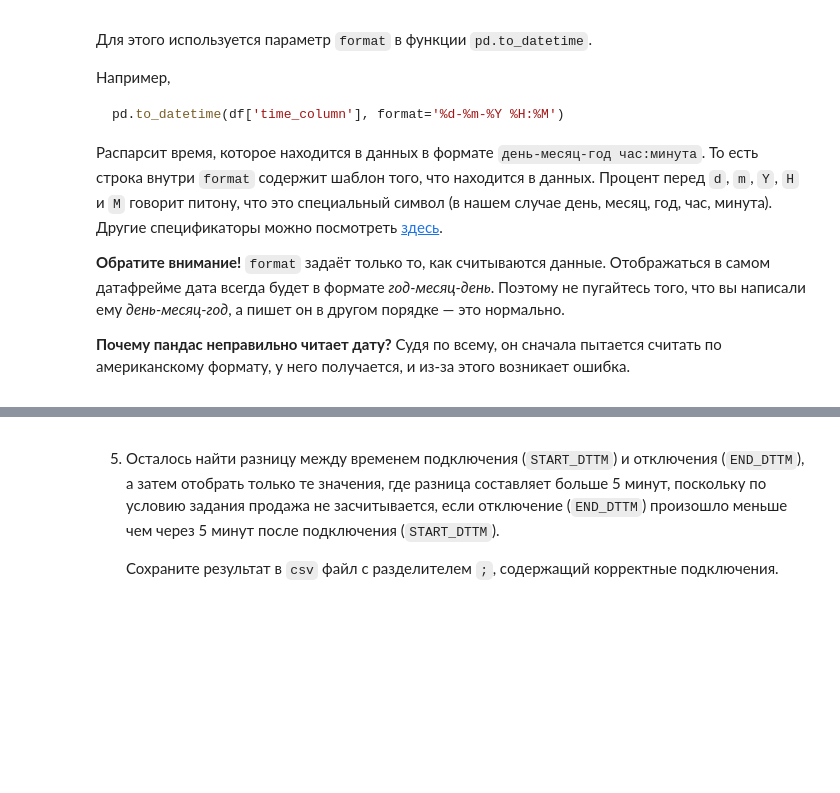
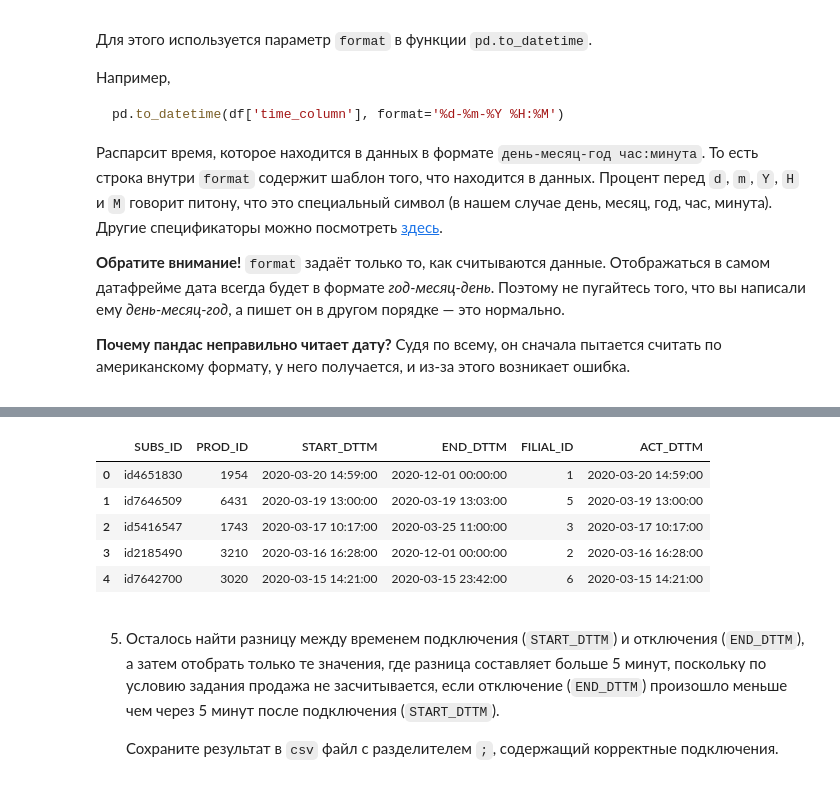
Before and after one commit to m-amirov/karpov.courses, a Jupyter notebook: notebooks/lesson_8_homework.ipynb, the cells around one changed output, grey strips where cells are left out. Saved outputs shown, nothing was run; the diff lists cells and outputs as text; code cells hidden in the pictures; folded sections open; blank space fills up the shorter version.

```diff
--- a/notebooks/lesson_8_homework.ipynb
+++ b/notebooks/lesson_8_homework.ipynb
@@ -610,3 +615,8 @@ id1, id2
+# %%
+prod_activations_logs = pd.read_csv('../data/subsid/prod_activations_logs.csv', sep=';')
+tm_sales_1 = pd.read_csv('../data/subsid/tm_sales_1.csv', sep=';')
+tm_sales_2 = pd.read_csv('../data/subsid/tm_sales_2.csv', sep=';')
+tm_sales_3 = pd.read_csv('../data/subsid/tm_sales_3.csv', sep=';')
 # %% [markdown]
 2. Теперь объединим датафреймы с продажами продуктов через телемаркетинг `tm_sales_1`, `tm_sales_2`, `tm_sales_3` в единую таблицу, а также избавимся от строк, где пропущено значение по колонке `SUBS_ID`.
 # %% [markdown]
@@ -635,3 +643,5 @@ df.dropna(subset=['col1'])
+# %%
+df = pd.concat([tm_sales_1, tm_sales_2, tm_sales_3]).dropna(subset=['SUBS_ID'])
 # %% [markdown]
 3. В задании указано, что сотрудники телемаркетинга не всегда указывают полный `id`, поэтому далее нам необходимо в случае отсутствия  `'id'` в начале значений по колонке `SUBS_ID` добавить его.
 
@@ -664,3 +672,5 @@ df['сol_1'] = tm_sales['сol_1'].apply(function)
+# %%
+df['SUBS_ID'] = df['SUBS_ID'].apply(lambda x: x if x.startswith('id') else 'id' + x)
 # %% [markdown]
 4. Далее объедините таблицы с продажами с данными о подключениях в системе (таблица `prod_activations_logs.csv`) по колонкам `SUBS_ID` и `PROD_ID`.
 
@@ -735,0 +744,6 @@ pd.to_datetime(df['time_column'], format='%d-%m-%Y %H:%M')
+# %%
+df = prod_activations_logs.merge(df, how='inner', on=['SUBS_ID','PROD_ID'])
+df['ACT_DTTM'] = pd.to_datetime(df['ACT_DTTM'], format='%d-%m-%Y %H:%M')
+df['END_DTTM'] = pd.to_datetime(df['END_DTTM'], format='%d-%m-%Y %H:%M')
+df['START_DTTM'] = pd.to_datetime(df['START_DTTM'], format='%d-%m-%Y %H:%M')
+df.info()
@@ -736,3 +764,12 @@ pd.to_datetime(df['time_column'], format='%d-%m-%Y %H:%M')
+# %%
+df
+# %% [output]
+|  | SUBS_ID | PROD_ID | START_DTTM | END_DTTM | FILIAL_ID | ACT_DTTM |
+| 0 | id4651830 | 1954 | 2020-03-20 14:59:00 | 2020-12-01 00:00:00 | 1 | 2020-03-20 14:59:00 |
+| 1 | id7646509 | 6431 | 2020-03-19 13:00:00 | 2020-03-19 13:03:00 | 5 | 2020-03-19 13:00:00 |
+| 2 | id5416547 | 1743 | 2020-03-17 10:17:00 | 2020-03-25 11:00:00 | 3 | 2020-03-17 10:17:00 |
+| 3 | id2185490 | 3210 | 2020-03-16 16:28:00 | 2020-12-01 00:00:00 | 2 | 2020-03-16 16:28:00 |
+| 4 | id7642700 | 3020 | 2020-03-15 14:21:00 | 2020-03-15 23:42:00 | 6 | 2020-03-15 14:21:00 |
 # %% [markdown]
 5. Осталось найти разницу между временем подключения (`START_DTTM`) и отключения (`END_DTTM`), а затем отобрать только те значения, где разница составляет больше 5 минут, поскольку по условию задания продажа не засчитывается, если отключение (`END_DTTM`) произошло меньше чем через 5 минут после подключения (`START_DTTM`).
 
```
Also changed, not shown: parts of 15 cells of this notebook.
